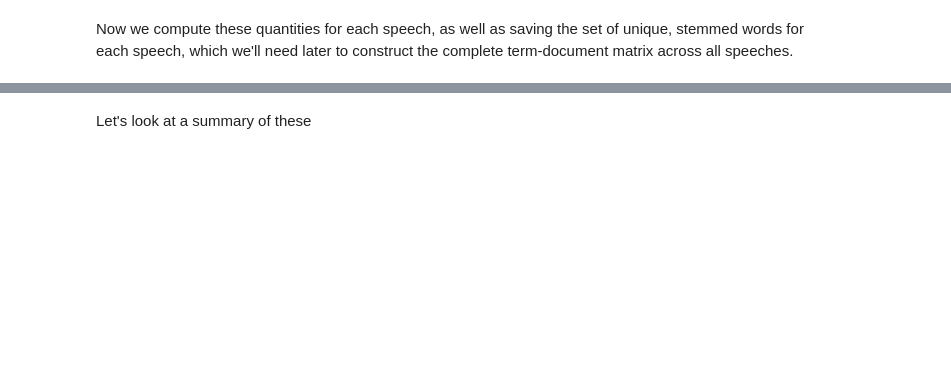
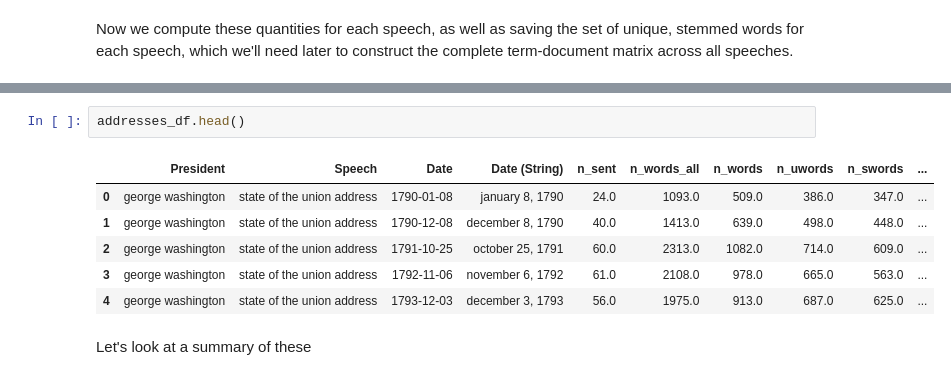
Before and after one commit to jacobakh/StateofUnionSpeechs, a Jupyter notebook: state_of_the_union_analysis-p2.ipynb, the cells around one changed output, grey strips where cells are left out. Saved outputs shown, nothing was run; the diff lists cells and outputs as text; blank space fills up the shorter version.

```diff
--- a/state_of_the_union_analysis-p2.ipynb
+++ b/state_of_the_union_analysis-p2.ipynb
@@ -295,3 +294,12 @@ addresses.head()
+# %%
+addresses_df.head()
+# %% [output]
+|  | President | Speech | Date | Date (String) | n_sent | n_words_all | n_words | n_uwords | n_swords | ... |
+| 0 | george washington | state of the union address | 1790-01-08 | january 8, 1790 | 24.0 | 1093.0 | 509.0 | 386.0 | 347.0 | ... |
+| 1 | george washington | state of the union address | 1790-12-08 | december 8, 1790 | 40.0 | 1413.0 | 639.0 | 498.0 | 448.0 | ... |
+| 2 | george washington | state of the union address | 1791-10-25 | october 25, 1791 | 60.0 | 2313.0 | 1082.0 | 714.0 | 609.0 | ... |
+| 3 | george washington | state of the union address | 1792-11-06 | november 6, 1792 | 61.0 | 2108.0 | 978.0 | 665.0 | 563.0 | ... |
+| 4 | george washington | state of the union address | 1793-12-03 | december 3, 1793 | 56.0 | 1975.0 | 913.0 | 687.0 | 625.0 | ... |
 # %% [markdown]
 Let's look at a summary of these
 # %%
```
Also changed, not shown: parts of 9 cells of this notebook, 2 other files.
